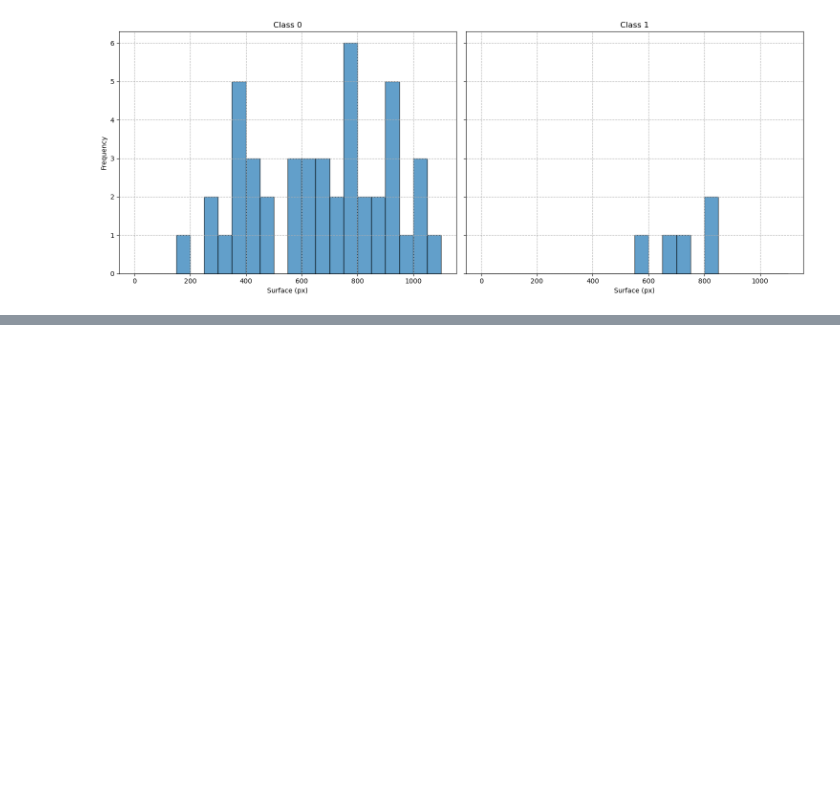
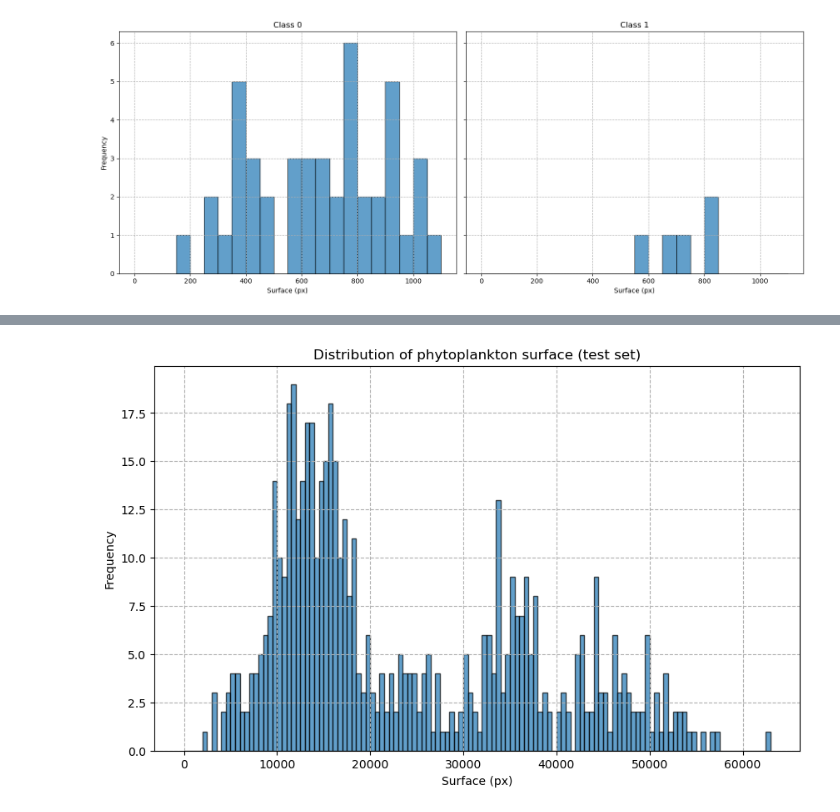
Before and after one commit to MartinMarzi/phytoplankton-cv4ecology, a Jupyter notebook: scripts/evaluation.ipynb, the cells around one changed output, grey strips where cells are left out. Cells and saved outputs as stored; diff of their text form; code cells hidden in the pictures; blank space fills up the shorter version.

```diff
--- a/scripts/evaluation.ipynb
+++ b/scripts/evaluation.ipynb
@@ -197,0 +219,16 @@ plt.show()
+# %%
+# open  Groun trouth annotatios
+csv_path = "/Users/mmarzi/MLprojects/cv4e/scripts/GT_annotations.csv"
+
+# Load the CSV into a dataframe
+df_test_gt = pd.read_csv(csv_path)
+
+# Mapping the values in the 'class' column
+class_mapping = {
+    "Pseudo-nitzschia-delicatissima": "0",
+    "Pseudo-nitzschia-calliantha": "1"
+ }
+df_test_gt['class'] = df_test_gt['class'].map(class_mapping)
+
+# Display the first few rows of the dataframe
+df_test_gt
@@ -197,0 +249,25 @@ plt.show()
+# %%
+# Plot the test data set
+
+df = df_test_gt
+
+# Convert fior lower resolution
+ratio = 2584*1936 / 1920*1920
+
+# Aggregate surface
+surface_counts = df['surface'].value_counts()
+
+# Create bins of 50 width
+bins = list(range(0, int(df['surface'].max()) + 500, 500))
+
+# Plot histogram using hist function
+plt.figure(figsize=(10, 6))
+plt.hist(df['surface'], bins=bins, edgecolor='black', alpha=0.7)
+plt.xlabel('Surface (px)')
+plt.ylabel('Frequency')
+# plt.yscale("log")
+plt.title('Distribution of phytoplankton surface (test set)')
+plt.grid(True, which="both", ls="dashed")
+plt.show()
+# %% [output]
+[figure, added]
```
Also changed, not shown: parts of 2 cells of this notebook, 2 other files.
